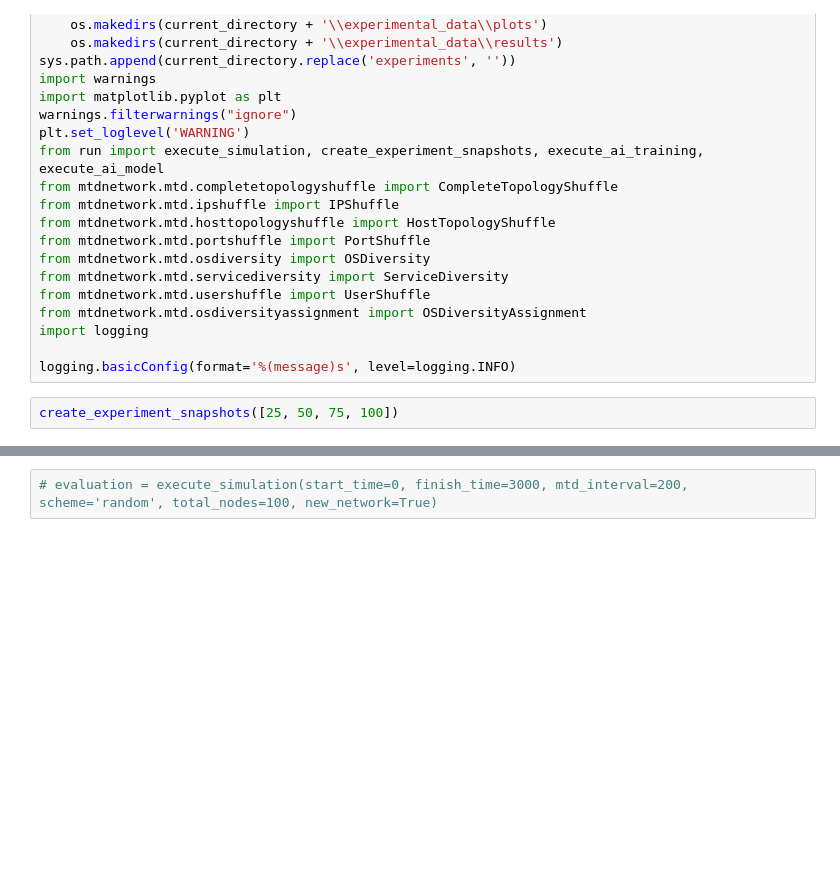
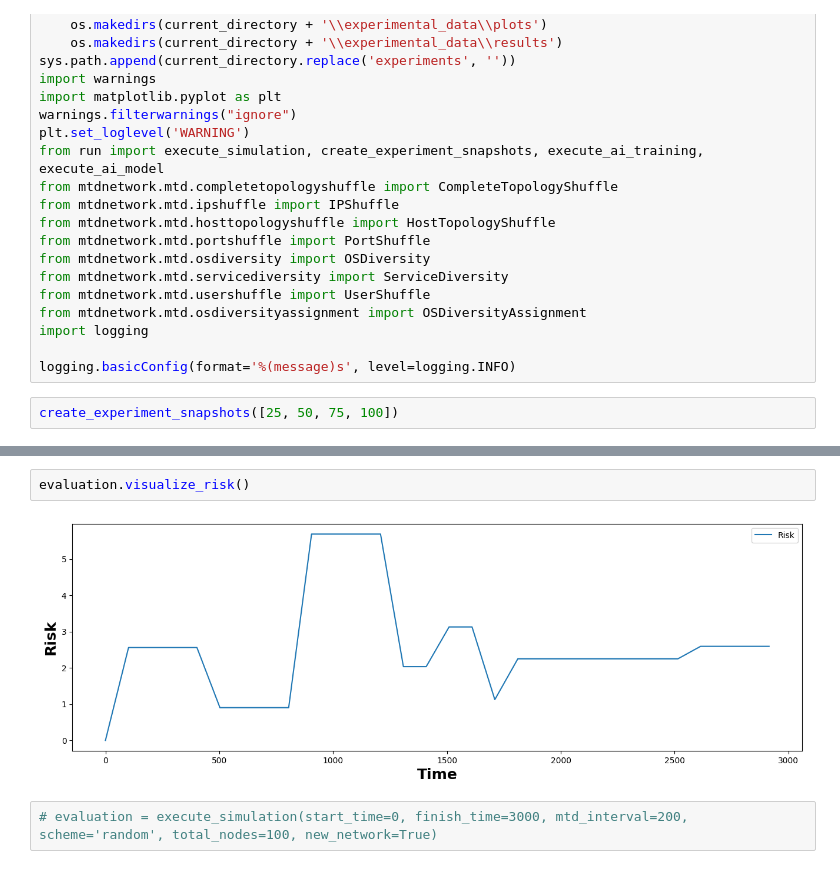
Before and after one commit to MoeBuTa/MTDSim, a Jupyter notebook: experiments/mtd_ai_operation.ipynb, the cells around one changed output, grey strips where cells are left out. Cells and saved outputs as stored; diff of their text form; blank space fills up the shorter version.

```diff
--- a/experiments/mtd_ai_operation.ipynb
+++ b/experiments/mtd_ai_operation.ipynb
@@ -59,2 +91,6 @@ MTD: Interrupted EXPLOIT_VULN at 2926.4s!
+# %%
+evaluation.visualize_risk()
+# %% [output]
+[figure, added]
 # %%
 # evaluation = execute_simulation(start_time=0, finish_time=3000, mtd_interval=200, scheme='random', total_nodes=100, new_network=True)
```
Also changed, not shown: parts of 6 cells of this notebook, 18 other files.
